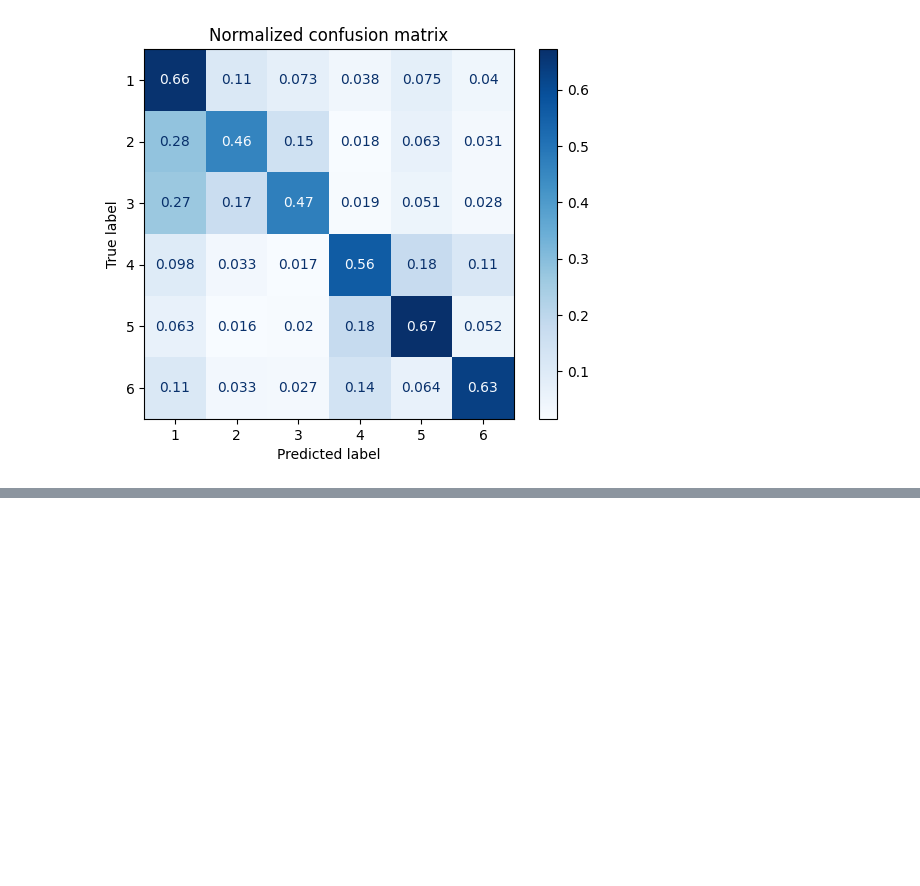
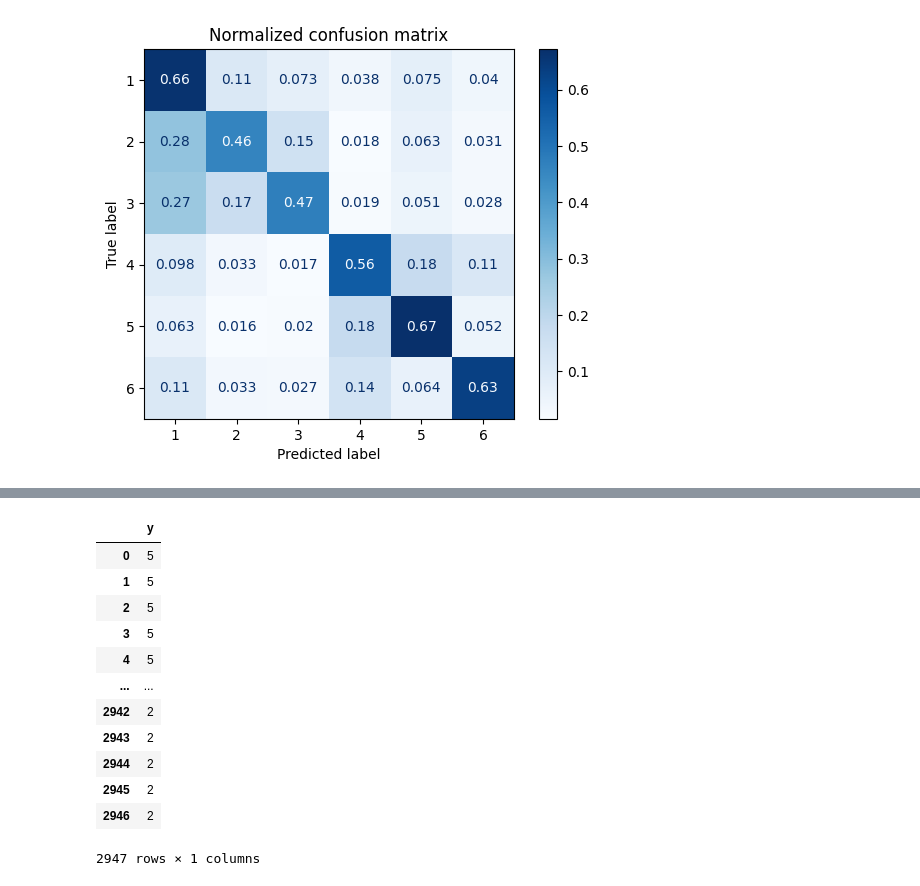
Before and after one commit to CarlosDouradoPGR/EBAC, a Jupyter notebook: Modulo17/original.ipynb, the cells around one changed output, grey strips where cells are left out. Drawn from its saved outputs; the diff is of its cells as text; code cells hidden in the pictures; blank space fills up the shorter version.

```diff
--- a/Modulo17/original.ipynb
+++ b/Modulo17/original.ipynb
@@ -287,0 +304,16 @@ for title, normalize in titles_options:
+# %%
+Y_test
+# %% [output]
+|  | y |
+| 0 | 5 |
+| 1 | 5 |
+| 2 | 5 |
+| 3 | 5 |
+| 4 | 5 |
+| ... | ... |
+| 2942 | 2 |
+| 2943 | 2 |
+| 2944 | 2 |
+| 2945 | 2 |
+| 2946 | 2 |
+2947 rows × 1 columns
```
Also changed, not shown: parts of 5 cells of this notebook, 6 other files.
